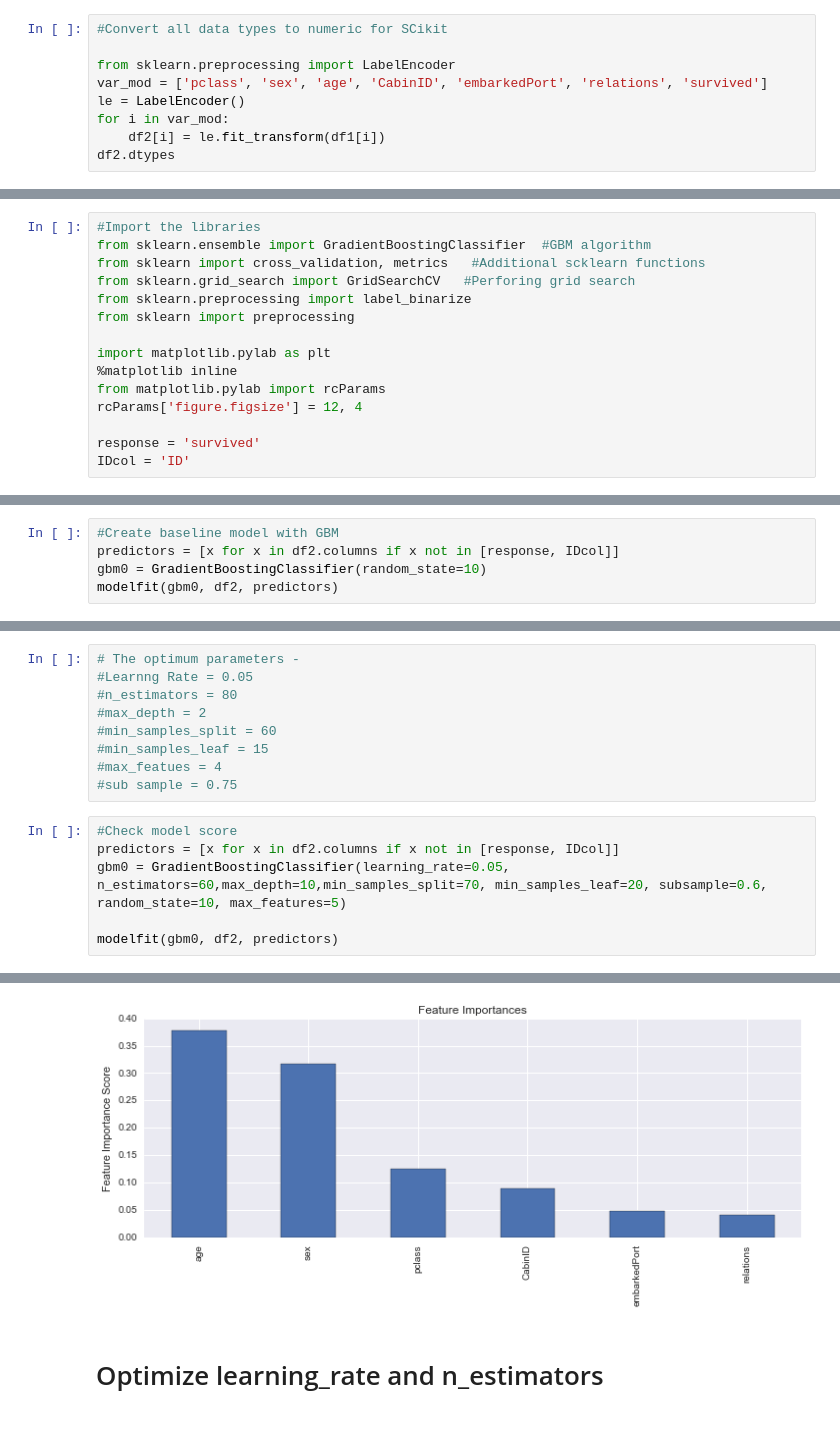
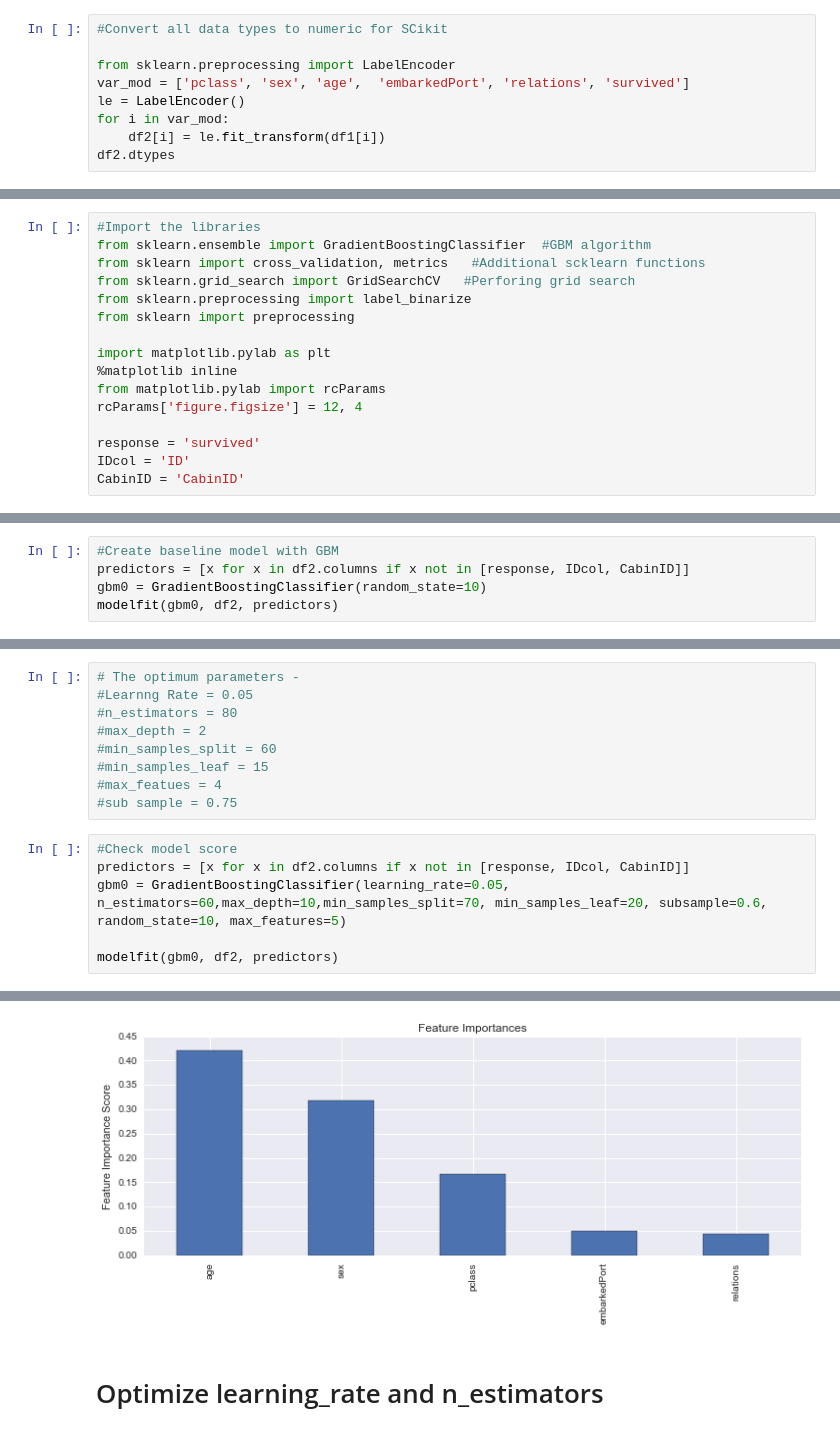
Before and after one commit to svjt78/Titanic-Predictive-Analytics-with-Kaggle-Dataset, a Jupyter notebook: Titanic-Predictive-Model-with-Kaggle_dataset.ipynb, the cells around one changed output, grey strips where cells are left out. Drawn from its saved outputs; the diff is of its cells as text.

```diff
--- a/Titanic-Predictive-Model-with-Kaggle_dataset.ipynb
+++ b/Titanic-Predictive-Model-with-Kaggle_dataset.ipynb
@@ -1133,7 +1134,7 @@ df2.index.name = 'ID'
 #Convert all data types to numeric for SCikit
 
 from sklearn.preprocessing import LabelEncoder
-var_mod = ['pclass', 'sex', 'age', 'CabinID', 'embarkedPort', 'relations', 'survived']
+var_mod = ['pclass', 'sex', 'age',  'embarkedPort', 'relations', 'survived']
 le = LabelEncoder()
 for i in var_mod:
     df2[i] = le.fit_transform(df1[i])
@@ -1166,6 +1167,7 @@ rcParams['figure.figsize'] = 12, 4
 
 response = 'survived'
 IDcol = 'ID'
+CabinID = 'CabinID'
 # %%
 #define a function which will help us create GBM models and perform cross-validation.
 
@@ -1198,7 +1200,7 @@ def modelfit(alg, dtrain, predictors, performCV=True, printFeatureImportance=Tru
         plt.ylabel('Feature Importance Score')
 # %%
 #Create baseline model with GBM
-predictors = [x for x in df2.columns if x not in [response, IDcol]]
+predictors = [x for x in df2.columns if x not in [response, IDcol, CabinID]]
 gbm0 = GradientBoostingClassifier(random_state=10)
 modelfit(gbm0, df2, predictors)
 # %% [output]
@@ -1394,7 +1396,7 @@ gsearch5.grid_scores_, gsearch5.best_params_, gsearch5.best_score_
 #sub sample = 0.75
 # %%
 #Check model score
-predictors = [x for x in df2.columns if x not in [response, IDcol]]
+predictors = [x for x in df2.columns if x not in [response, IDcol, CabinID]]
 gbm0 = GradientBoostingClassifier(learning_rate=0.05, n_estimators=60,max_depth=10,min_samples_split=70, min_samples_leaf=20, subsample=0.6, random_state=10, max_features=5)
 
 modelfit(gbm0, df2, predictors)
@@ -1410,4 +1412,4 @@ CV Score : Mean - 0.8893512 | Std - 0.02719806 | Min - 0.8611989 | Max - 0.93922
-[figure, old version]
+[figure, new version]
 # %% [markdown]
 # Optimize learning_rate and n_estimators
 # %%
```
Also changed, not shown: parts of 39 cells of this notebook.
